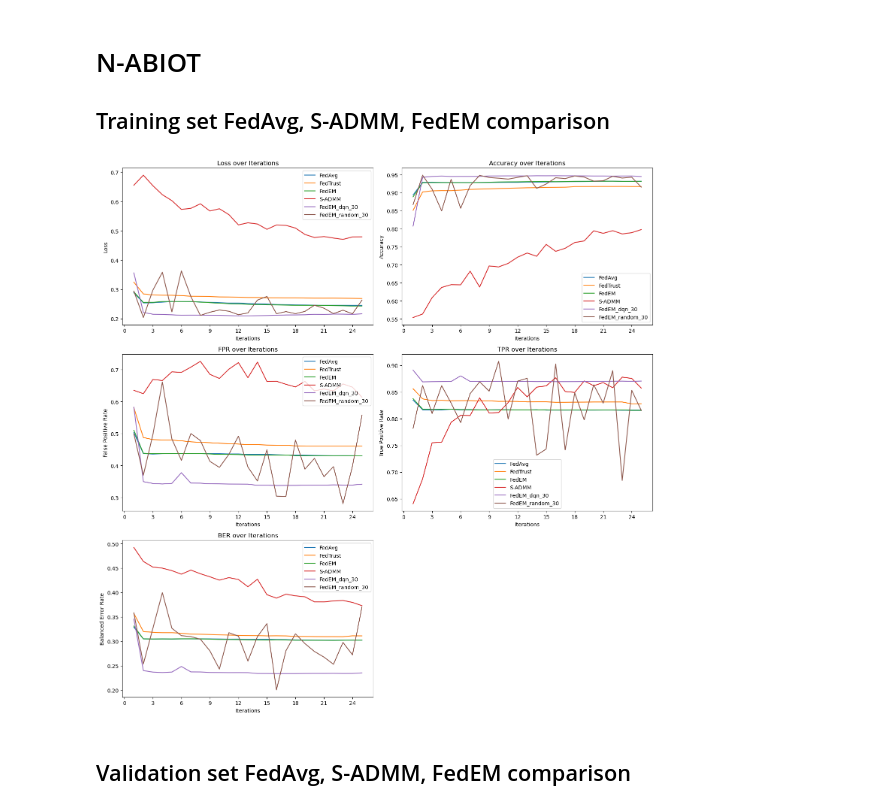
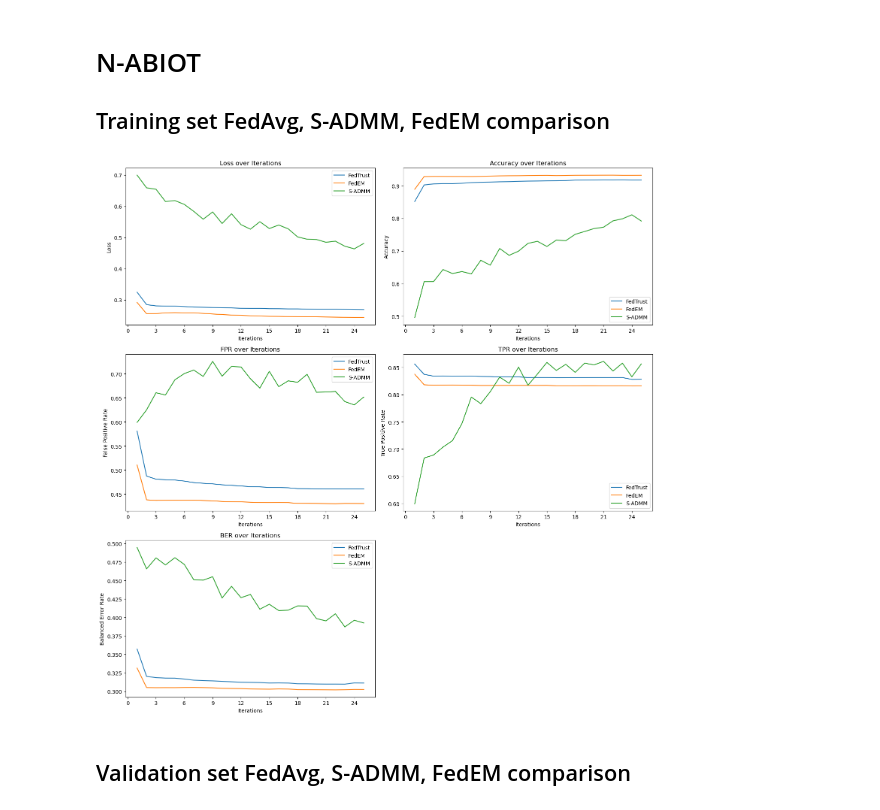
Before and after one commit to SHVleV9CYWkK/FEDQ, a Jupyter notebook: visualization.ipynb, the cells around one changed output. Drawn from its saved outputs; the diff is of its cells as text; code cells hidden in the pictures.

```diff
--- a/visualization.ipynb
+++ b/visualization.ipynb
@@ -74,9 +74,9 @@ plot_training_curve("val_measures_unsw-nb15.csv", exclude_list=['FedAvg','S-ADMM
 # N-ABIOT
 ## Training set FedAvg, S-ADMM, FedEM comparison
 # %%
-plot_training_curve("train_measures_n-baiot.csv", exclude_list=['FedEM_dqn_10','FedEM_dqn_50','FedEM_random_10','FedEM_random_50'])
+plot_training_curve("train_measures_n-baiot.csv", exclude_list=['FedEM_dqn_10','FedEM_dqn_50','FedEM_random_10','FedEM_random_50', 'FedEM_dqn_30', 'FedEM_random_30', 'FedAvg', 'Local_SVM'])
 # %% [output]
-[figure, old version]
+[figure, new version]
 # %% [markdown]
 ## Validation set FedAvg, S-ADMM, FedEM comparison
 # %%
```
Also changed, not shown: parts of 7 cells of this notebook, 4 other files.
